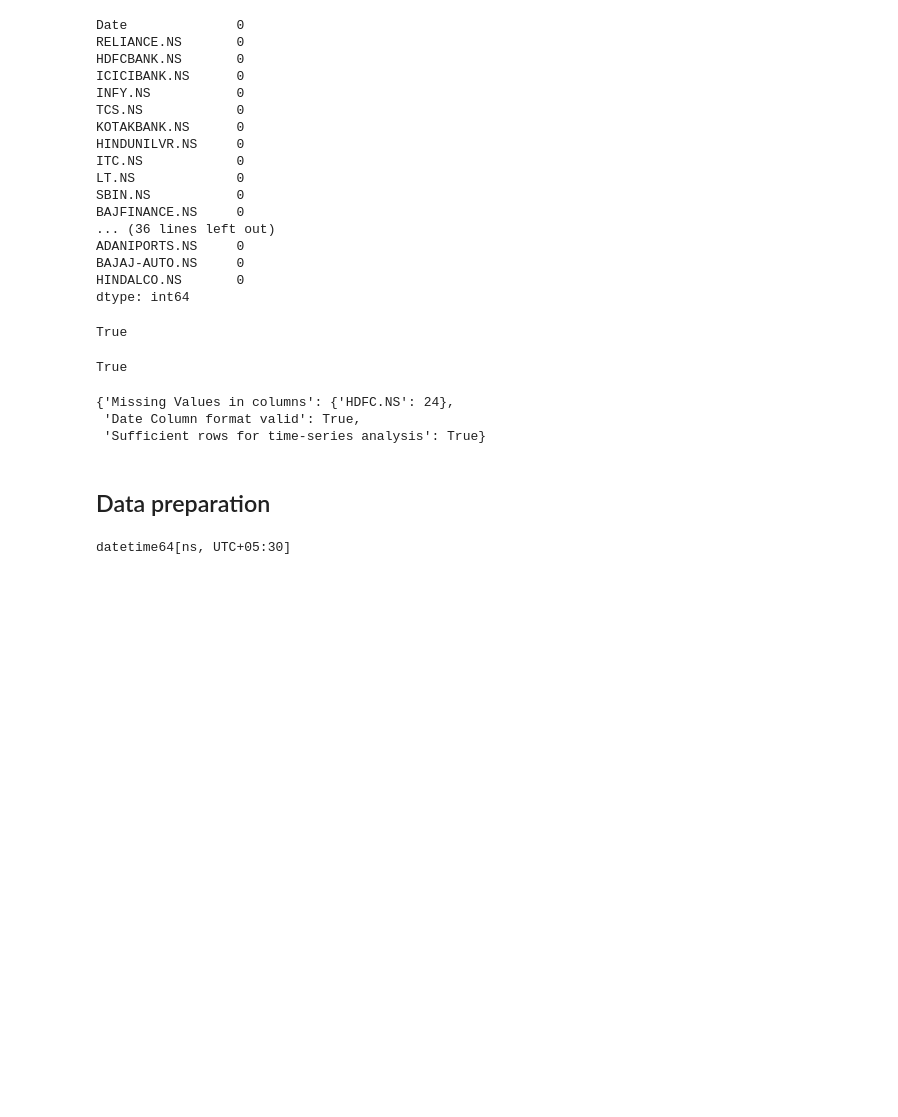
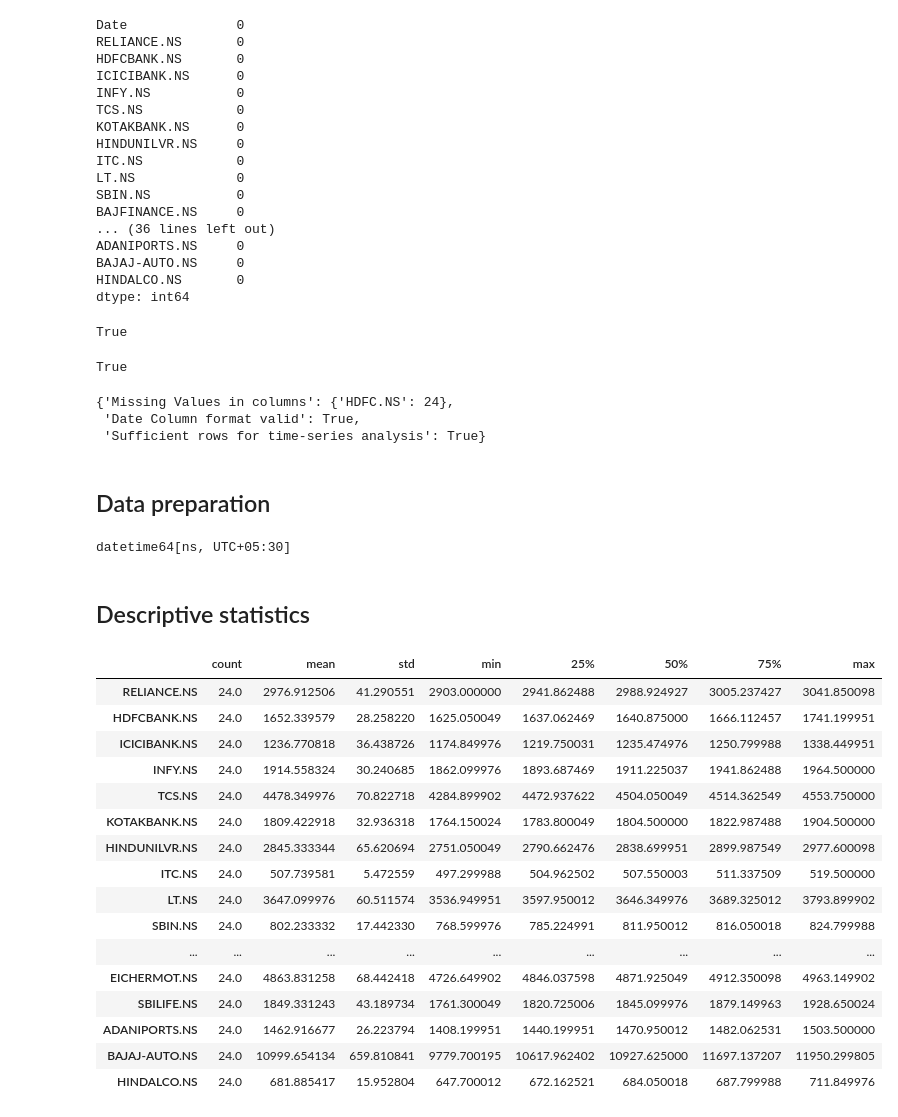
Before and after one commit to jc-cedric/financial-data-analysis, a Jupyter notebook: index.ipynb, the cells around one changed output. Drawn from its saved outputs; the diff is of its cells as text; code cells hidden in the pictures; blank space fills up the shorter version.

Commit message:
perfoming descriptive statistics

```diff
--- a/index.ipynb
+++ b/index.ipynb
@@ -95,3 +95,26 @@ df = df.sort_values(by="Date")
 # %%
 # reset index for a clean dataframe
 df.reset_index(drop=True, inplace=True)
+# %% [markdown]
+## Descriptive statistics
+# %%
+descriptive_stats = df.describe().T # Transpose for better readability
+descriptive_stats
+# %% [output]
+|  | count | mean | std | min | 25% | 50% | 75% | max |
+| RELIANCE.NS | 24.0 | 2976.912506 | 41.290551 | 2903.000000 | 2941.862488 | 2988.924927 | 3005.237427 | 3041.850098 |
+| HDFCBANK.NS | 24.0 | 1652.339579 | 28.258220 | 1625.050049 | 1637.062469 | 1640.875000 | 1666.112457 | 1741.199951 |
+| ICICIBANK.NS | 24.0 | 1236.770818 | 36.438726 | 1174.849976 | 1219.750031 | 1235.474976 | 1250.799988 | 1338.449951 |
+| INFY.NS | 24.0 | 1914.558324 | 30.240685 | 1862.099976 | 1893.687469 | 1911.225037 | 1941.862488 | 1964.500000 |
+| TCS.NS | 24.0 | 4478.349976 | 70.822718 | 4284.899902 | 4472.937622 | 4504.050049 | 4514.362549 | 4553.750000 |
+| KOTAKBANK.NS | 24.0 | 1809.422918 | 32.936318 | 1764.150024 | 1783.800049 | 1804.500000 | 1822.987488 | 1904.500000 |
+| HINDUNILVR.NS | 24.0 | 2845.333344 | 65.620694 | 2751.050049 | 2790.662476 | 2838.699951 | 2899.987549 | 2977.600098 |
+| ITC.NS | 24.0 | 507.739581 | 5.472559 | 497.299988 | 504.962502 | 507.550003 | 511.337509 | 519.500000 |
+| LT.NS | 24.0 | 3647.099976 | 60.511574 | 3536.949951 | 3597.950012 | 3646.349976 | 3689.325012 | 3793.899902 |
+| SBIN.NS | 24.0 | 802.233332 | 17.442330 | 768.599976 | 785.224991 | 811.950012 | 816.050018 | 824.799988 |
+| ... | ... | ... | ... | ... | ... | ... | ... | ... |
+| EICHERMOT.NS | 24.0 | 4863.831258 | 68.442418 | 4726.649902 | 4846.037598 | 4871.925049 | 4912.350098 | 4963.149902 |
+| SBILIFE.NS | 24.0 | 1849.331243 | 43.189734 | 1761.300049 | 1820.725006 | 1845.099976 | 1879.149963 | 1928.650024 |
+| ADANIPORTS.NS | 24.0 | 1462.916677 | 26.223794 | 1408.199951 | 1440.199951 | 1470.950012 | 1482.062531 | 1503.500000 |
+| BAJAJ-AUTO.NS | 24.0 | 10999.654134 | 659.810841 | 9779.700195 | 10617.962402 | 10927.625000 | 11697.137207 | 11950.299805 |
+| HINDALCO.NS | 24.0 | 681.885417 | 15.952804 | 647.700012 | 672.162521 | 684.050018 | 687.799988 | 711.849976 |
```
Also changed, not shown: parts of 2 cells of this notebook.
